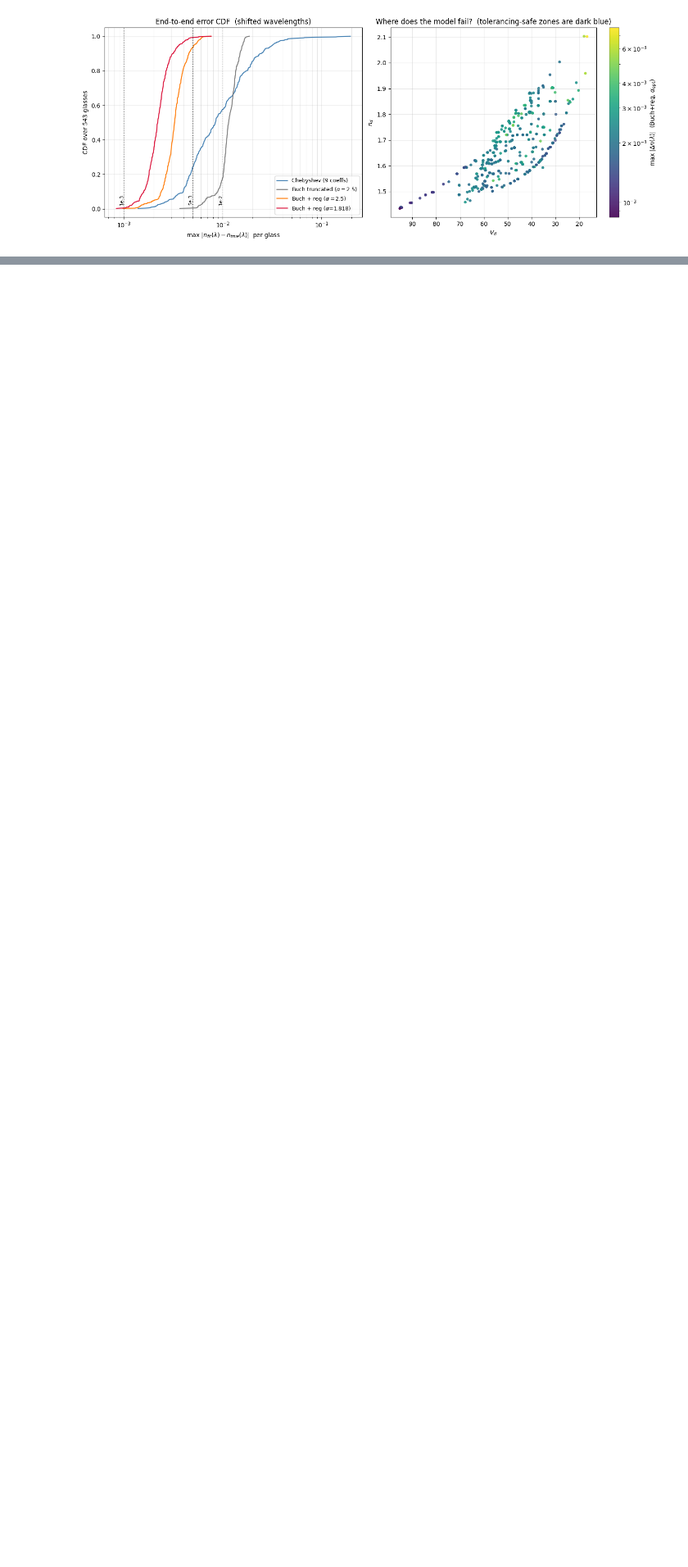
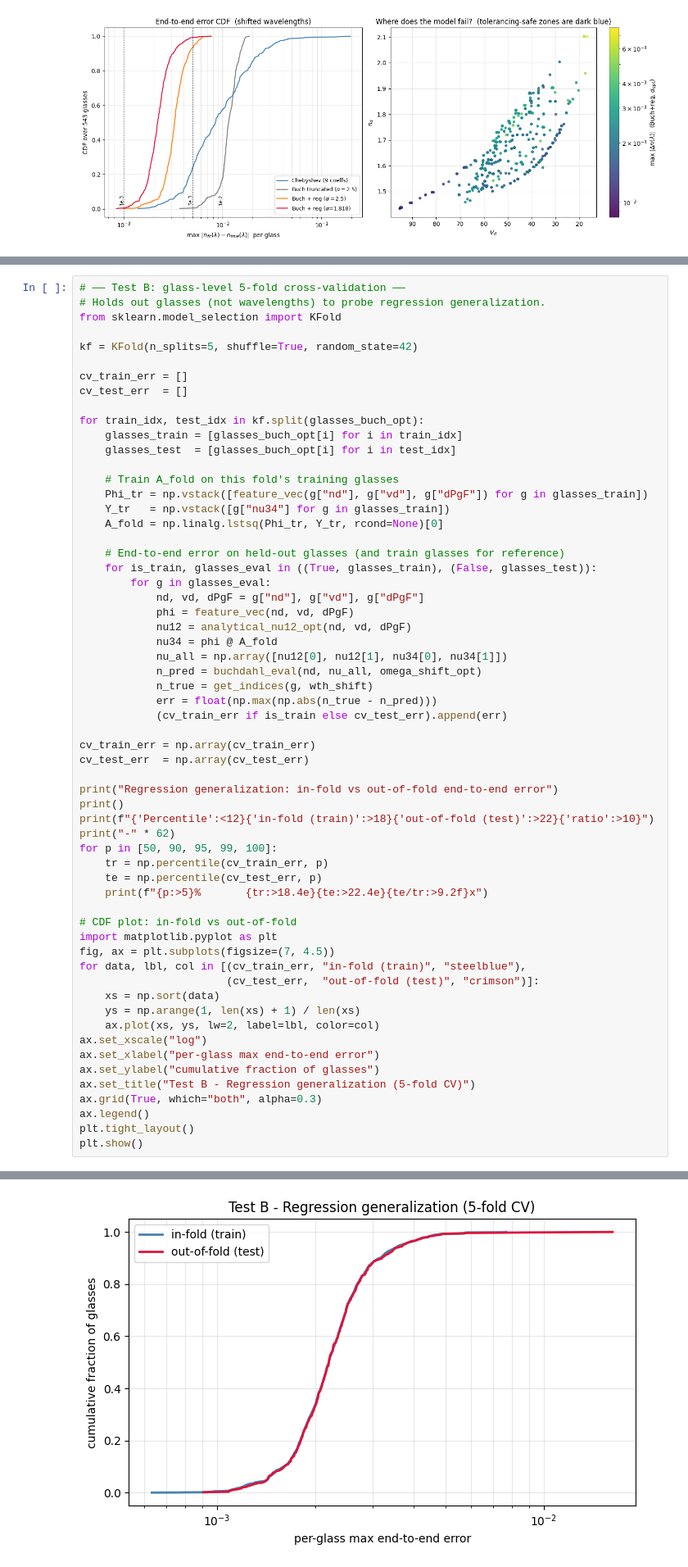
Before and after one commit to Leyangf/dispersion-lab, a Jupyter notebook: notebooks/01_model_glass_buchdahl.ipynb, the cells around one changed output, grey strips where cells are left out. Shown at 82% size. Cells and saved outputs as stored; diff of their text form; blank space fills up the shorter version.

Commit message:
add two test for over-fitting validation

```diff
--- a/notebooks/01_model_glass_buchdahl.ipynb
+++ b/notebooks/01_model_glass_buchdahl.ipynb
@@ -1446,0 +1520,61 @@ plt.show()
+# %%
+# ── Test B: glass-level 5-fold cross-validation ──
+# Holds out glasses (not wavelengths) to probe regression generalization.
+from sklearn.model_selection import KFold
+
+kf = KFold(n_splits=5, shuffle=True, random_state=42)
+
+cv_train_err = []
+cv_test_err  = []
+
+for train_idx, test_idx in kf.split(glasses_buch_opt):
+    glasses_train = [glasses_buch_opt[i] for i in train_idx]
+    glasses_test  = [glasses_buch_opt[i] for i in test_idx]
+
+    # Train A_fold on this fold's training glasses
+    Phi_tr = np.vstack([feature_vec(g["nd"], g["vd"], g["dPgF"]) for g in glasses_train])
+    Y_tr   = np.vstack([g["nu34"] for g in glasses_train])
+    A_fold = np.linalg.lstsq(Phi_tr, Y_tr, rcond=None)[0]
+
+    # End-to-end error on held-out glasses (and train glasses for reference)
+    for is_train, glasses_eval in ((True, glasses_train), (False, glasses_test)):
+        for g in glasses_eval:
+            nd, vd, dPgF = g["nd"], g["vd"], g["dPgF"]
+            phi = feature_vec(nd, vd, dPgF)
+            nu12 = analytical_nu12_opt(nd, vd, dPgF)
+            nu34 = phi @ A_fold
+            nu_all = np.array([nu12[0], nu12[1], nu34[0], nu34[1]])
+            n_pred = buchdahl_eval(nd, nu_all, omega_shift_opt)
+            n_true = get_indices(g, wth_shift)
+            err = float(np.max(np.abs(n_true - n_pred)))
+            (cv_train_err if is_train else cv_test_err).append(err)
+
+cv_train_err = np.array(cv_train_err)
+cv_test_err  = np.array(cv_test_err)
+
+print("Regression generalization: in-fold vs out-of-fold end-to-end error")
+print()
+print(f"{'Percentile':<12}{'in-fold (train)':>18}{'out-of-fold (test)':>22}{'ratio':>10}")
+print("-" * 62)
+for p in [50, 90, 95, 99, 100]:
+    tr = np.percentile(cv_train_err, p)
+    te = np.percentile(cv_test_err, p)
+    print(f"{p:>5}%       {tr:>18.4e}{te:>22.4e}{te/tr:>9.2f}x")
+
+# CDF plot: in-fold vs out-of-fold
+import matplotlib.pyplot as plt
+fig, ax = plt.subplots(figsize=(7, 4.5))
+for data, lbl, col in [(cv_train_err, "in-fold (train)", "steelblue"),
+                       (cv_test_err,  "out-of-fold (test)", "crimson")]:
+    xs = np.sort(data)
+    ys = np.arange(1, len(xs) + 1) / len(xs)
+    ax.plot(xs, ys, lw=2, label=lbl, color=col)
+ax.set_xscale("log")
+ax.set_xlabel("per-glass max end-to-end error")
+ax.set_ylabel("cumulative fraction of glasses")
+ax.set_title("Test B - Regression generalization (5-fold CV)")
+ax.grid(True, which="both", alpha=0.3)
+ax.legend()
+plt.tight_layout()
+plt.show()
+# %% [output]
@@ -1446,0 +1590 @@ plt.show()
+[figure, added]
```
Also changed, not shown: parts of 24 cells of this notebook.
